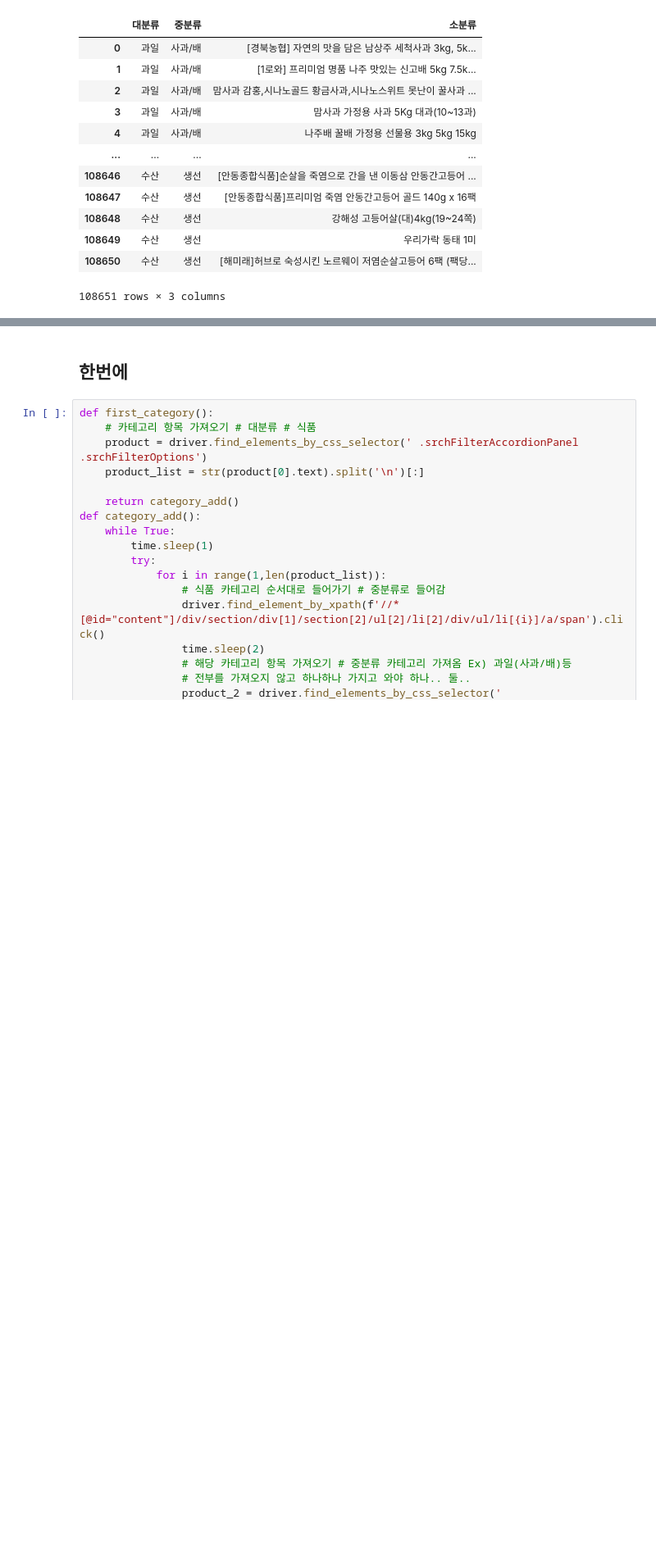
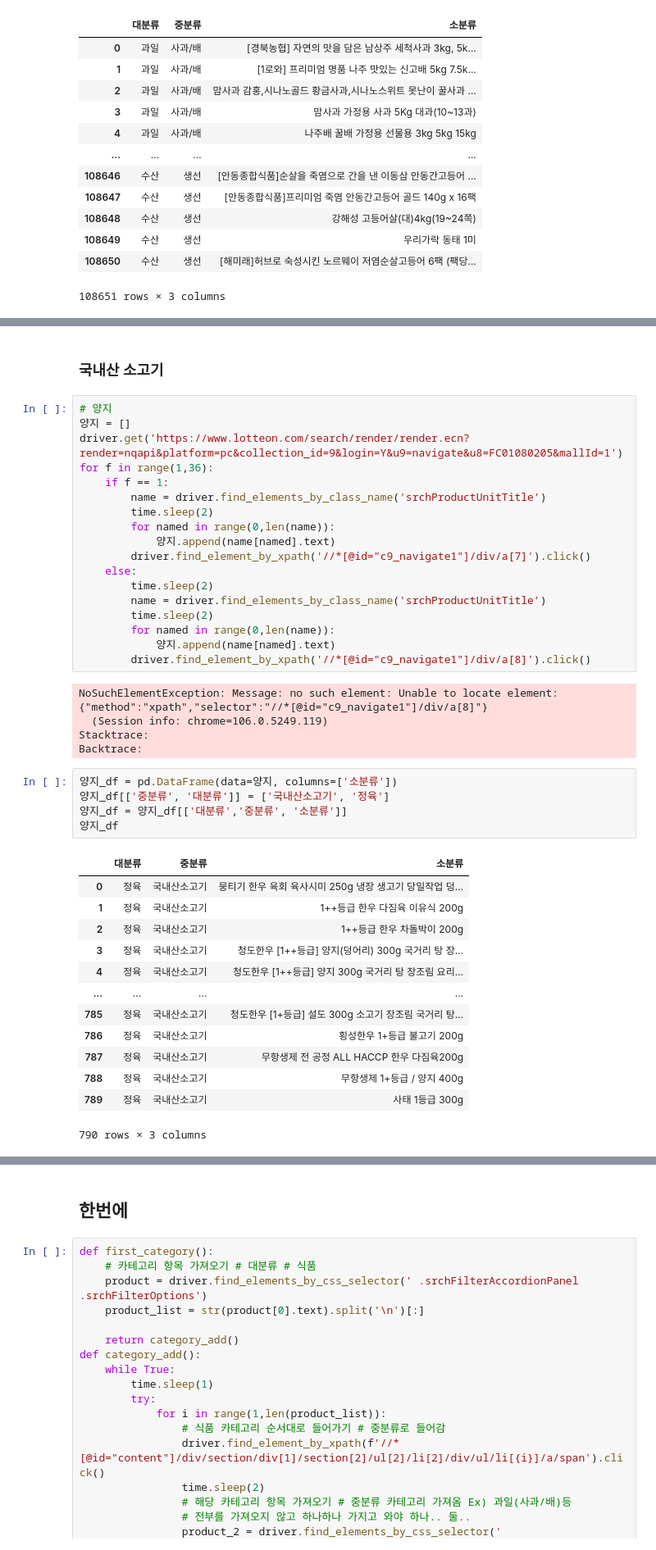
Before and after one commit to shinjangwoon/Store_Analysis, a Jupyter notebook: crawling/crawling.ipynb, the cells around one changed output, grey strips where cells are left out. Shown at 82% size. Saved outputs shown, nothing was run; the diff lists cells and outputs as text; blank space fills up the shorter version.

```diff
--- a/crawling/crawling.ipynb
+++ b/crawling/crawling.ipynb
@@ -4460,0 +4508,44 @@ e
+# %% [markdown]
+### 국내산 소고기
+# %%
+# 양지
+양지 = []
+driver.get('https://www.lotteon.com/search/render/render.ecn?render=nqapi&platform=pc&collection_id=9&login=Y&u9=navigate&u8=FC01080205&mallId=1')
+for f in range(1,36):
+    if f == 1:
+        name = driver.find_elements_by_class_name('srchProductUnitTitle')
+        time.sleep(2)
+        for named in range(0,len(name)):
+            양지.append(name[named].text)
+        driver.find_element_by_xpath('//*[@id="c9_navigate1"]/div/a[7]').click()
+    else:
+        time.sleep(2)
+        name = driver.find_elements_by_class_name('srchProductUnitTitle')
+        time.sleep(2)
+        for named in range(0,len(name)):
+            양지.append(name[named].text)
+        driver.find_element_by_xpath('//*[@id="c9_navigate1"]/div/a[8]').click()
+# %% [output]
+NoSuchElementException: Message: no such element: Unable to locate element: {"method":"xpath","selector":"//*[@id="c9_navigate1"]/div/a[8]"}
+  (Session info: chrome=106.0.5249.119)
+Stacktrace:
+Backtrace:
+# %%
+양지_df = pd.DataFrame(data=양지, columns=['소분류'])
+양지_df[['중분류', '대분류']] = ['국내산소고기', '정육']
+양지_df = 양지_df[['대분류','중분류', '소분류']]
+양지_df
+# %% [output]
+|  | 대분류 | 중분류 | 소분류 |
+| 0 | 정육 | 국내산소고기 | 뭉티기 한우 육회 육사시미 250g 냉장 생고기 당일작업 덩... |
+| 1 | 정육 | 국내산소고기 | 1++등급 한우 다짐육 이유식 200g |
+| 2 | 정육 | 국내산소고기 | 1++등급 한우 차돌박이 200g |
+| 3 | 정육 | 국내산소고기 | 청도한우 [1++등급] 양지(덩어리) 300g 국거리 탕 장... |
+| 4 | 정육 | 국내산소고기 | 청도한우 [1++등급] 양지 300g 국거리 탕 장조림 요리... |
+| ... | ... | ... | ... |
+| 785 | 정육 | 국내산소고기 | 청도한우 [1+등급] 설도 300g 소고기 장조림 국거리 탕... |
+| 786 | 정육 | 국내산소고기 | 횡성한우 1+등급 불고기 200g |
+| 787 | 정육 | 국내산소고기 | 무항생제 전 공정 ALL HACCP 한우 다짐육200g |
+| 788 | 정육 | 국내산소고기 | 무항생제 1+등급 / 양지 400g |
+| 789 | 정육 | 국내산소고기 | 사태 1등급 300g |
+790 rows × 3 columns
```
Also changed, not shown: parts of 85 cells of this notebook.
